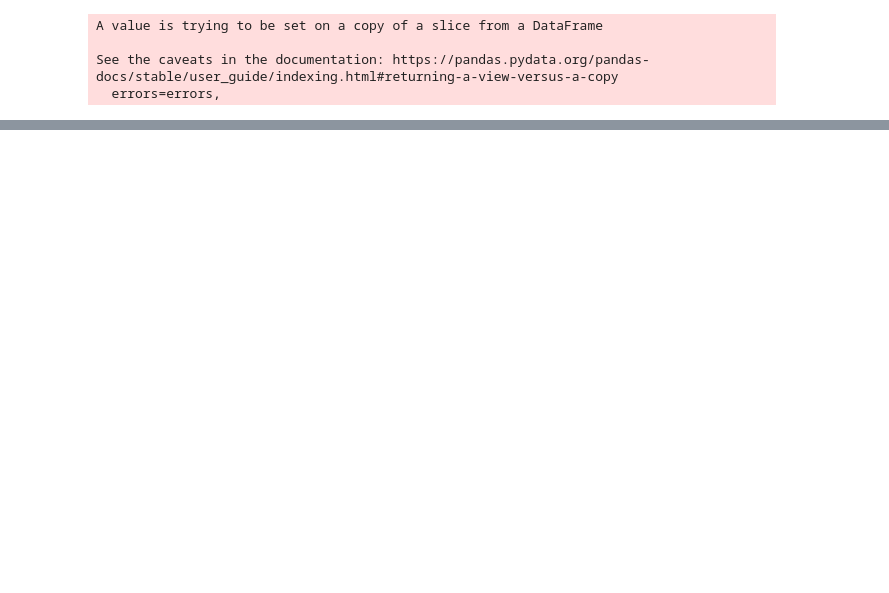
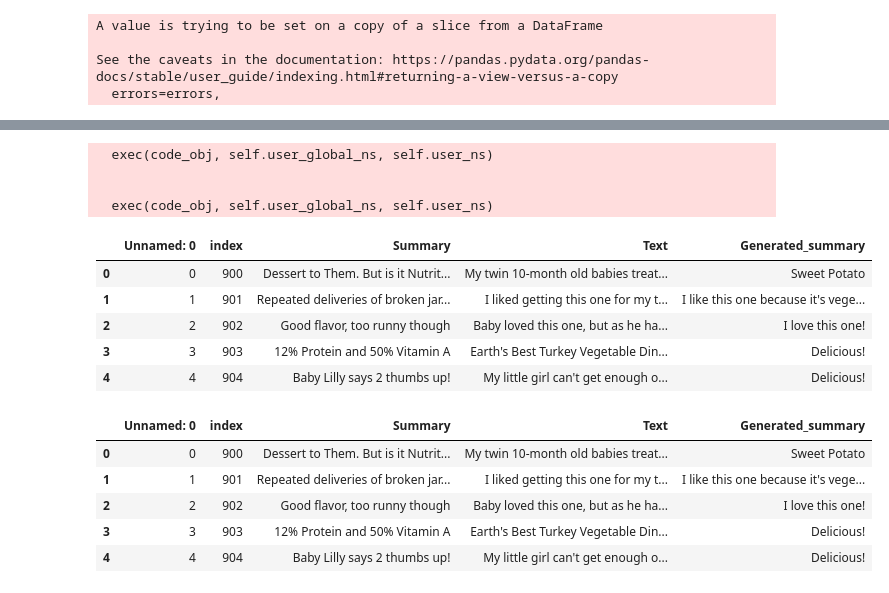
Before and after one commit to eshmaneva/DS-Practical, a Jupyter notebook: Classification.ipynb, the cells around one changed output, grey strips where cells are left out. Drawn from its saved outputs; the diff is of its cells as text; code cells hidden in the pictures; blank space fills up the shorter version.

Commit message:
Last full run. Issue: Input TypeError

```diff
--- a/Classification.ipynb
+++ b/Classification.ipynb
@@ -219,0 +218,29 @@ print(labels[label[0]])
+# %%
+import pandas as pd
+#Testing a model with a user-written input
+
+#df = pd.DataFrame({'Text': ["This is a not a good product. I hate it", "This product is okay", "I hate you", 'I think this apple is good', "This toast is terrible"]})
+#test_sentence = "This is a not a good product. I hate it"
+
+df = pd.read_csv("/content/drive/MyDrive/DS Practical/summary_test.csv", engine="python", error_bad_lines=False)
+df=df.loc[0:50]
+#df = df.drop('index',axis=1, inplace=True)
+
+df.head()
+# %% [output]
+  exec(code_obj, self.user_global_ns, self.user_ns)
+
+
+  exec(code_obj, self.user_global_ns, self.user_ns)
+|  | Unnamed: 0 | index | Summary | Text | Generated_summary |
+| 0 | 0 | 900 | Dessert to Them. But is it Nutrit... | My twin 10-month old babies treat... | Sweet Potato |
+| 1 | 1 | 901 | Repeated deliveries of broken jar... | I liked getting this one for my t... | I like this one because it's vege... |
+| 2 | 2 | 902 | Good flavor, too runny though | Baby loved this one, but as he ha... | I love this one! |
+| 3 | 3 | 903 | 12% Protein and 50% Vitamin A | Earth's Best Turkey Vegetable Din... | Delicious! |
+| 4 | 4 | 904 | Baby Lilly says 2 thumbs up! | My little girl can't get enough o... | Delicious! |
+|  | Unnamed: 0 | index | Summary | Text | Generated_summary |
+| 0 | 0 | 900 | Dessert to Them. But is it Nutrit... | My twin 10-month old babies treat... | Sweet Potato |
+| 1 | 1 | 901 | Repeated deliveries of broken jar... | I liked getting this one for my t... | I like this one because it's vege... |
+| 2 | 2 | 902 | Good flavor, too runny though | Baby loved this one, but as he ha... | I love this one! |
+| 3 | 3 | 903 | 12% Protein and 50% Vitamin A | Earth's Best Turkey Vegetable Din... | Delicious! |
+| 4 | 4 | 904 | Baby Lilly says 2 thumbs up! | My little girl can't get enough o... | Delicious! |
```
Also changed, not shown: parts of 17 cells of this notebook.
